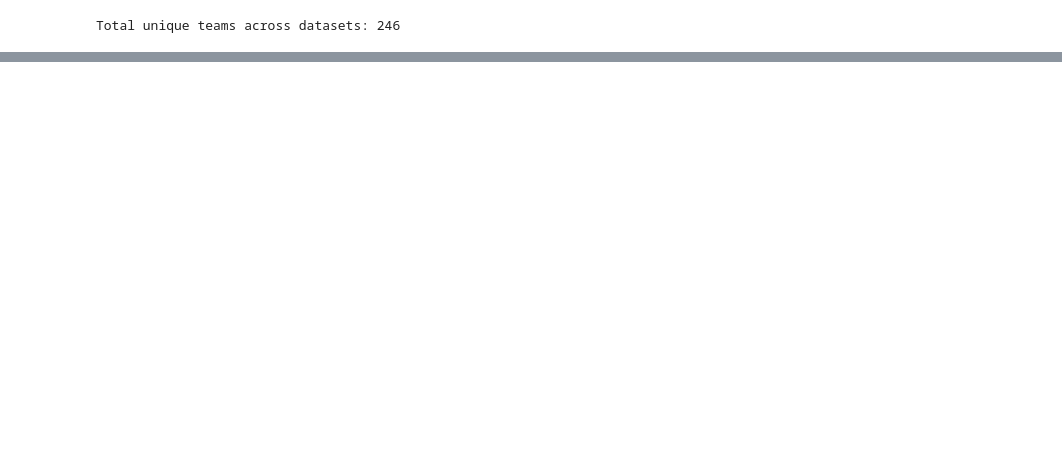
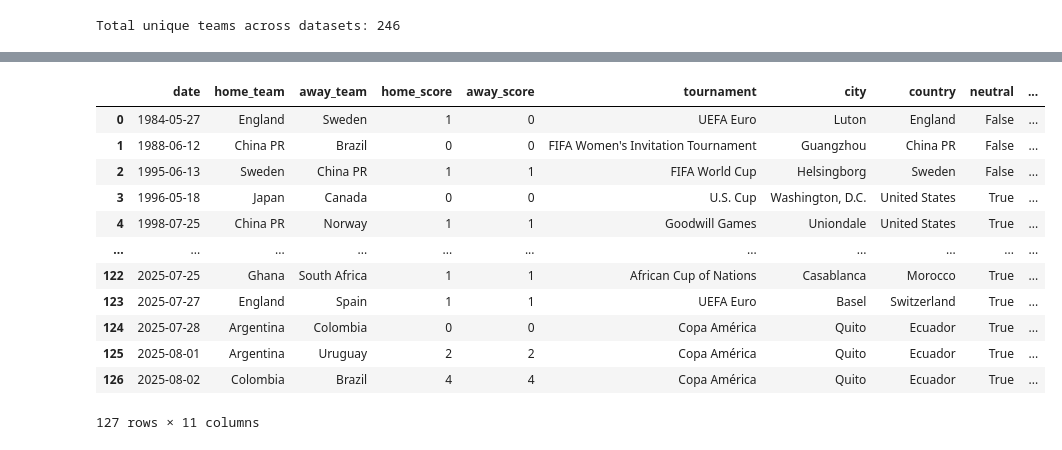
Before and after one commit to veronicadeleonh/womens-football, a Jupyter notebook: wf-cleaning.ipynb, the cells around one changed output, grey strips where cells are left out. Cells and saved outputs as stored; diff of their text form; code cells hidden in the pictures; blank space fills up the shorter version.

```diff
--- a/wf-cleaning.ipynb
+++ b/wf-cleaning.ipynb
@@ -111,3 +113,18 @@ Total unique teams across datasets: 246
 # %%
 # Save to CSV to manually review
 pd.Series(sorted(all_teams)).to_csv('data/unique_team_names.csv', index=False)
+# %%
+team_name_map = {
+    "United States Virgin Islands": "U.S. Virgin Islands",
+    "Curacao": "Curaçao",
+    "Shetland Islands": "Shetland",
+}
+
+def map_team_names(df, columns, name_map):
+    for col in columns:
+        df[col] = df[col].replace(name_map)
+    return df
+
+results_df = map_team_names(results_df, ['home_team', 'away_team', 'country'], team_name_map)
+shootouts_df = map_team_names(shootouts_df, ['home_team', 'away_team', 'winner', 'first_shooter'], team_name_map)
+goalscorers_df = map_team_names(goalscorers_df, ['home_team', 'away_team', 'team'], team_name_map)
@@ -113,0 +133,13 @@ pd.Series(sorted(all_teams)).to_csv('data/unique_team_names.csv', index=False)
+# %%
+# match_id = YYYY-MM-DD_homeTeam_awayTeam
+
+def create_match_id(df):
+    return (
+        df['date'].dt.strftime('%Y-%m-%d') + '_' +
+        df['home_team'].str.replace(' ', '_') + '_' +
+        df['away_team'].str.replace(' ', '_')
+    )
+
+results_df['match_id'] = create_match_id(results_df)
+shootouts_df['match_id'] = create_match_id(shootouts_df)
+goalscorers_df['match_id'] = create_match_id(goalscorers_df)
@@ -113,0 +199,20 @@ pd.Series(sorted(all_teams)).to_csv('data/unique_team_names.csv', index=False)
+# %%
+results_df.merge(
+    shootouts_df[['match_id', 'winner']],
+    on='match_id',
+    how='right'
+)
+# %% [output]
+|  | date | home_team | away_team | home_score | away_score | tournament | city | country | neutral | ... |
+| 0 | 1984-05-27 | England | Sweden | 1 | 0 | UEFA Euro | Luton | England | False | ... |
+| 1 | 1988-06-12 | China PR | Brazil | 0 | 0 | FIFA Women's Invitation Tournament | Guangzhou | China PR | False | ... |
+| 2 | 1995-06-13 | Sweden | China PR | 1 | 1 | FIFA World Cup | Helsingborg | Sweden | False | ... |
+| 3 | 1996-05-18 | Japan | Canada | 0 | 0 | U.S. Cup | Washington, D.C. | United States | True | ... |
+| 4 | 1998-07-25 | China PR | Norway | 1 | 1 | Goodwill Games | Uniondale | United States | True | ... |
+| ... | ... | ... | ... | ... | ... | ... | ... | ... | ... | ... |
+| 122 | 2025-07-25 | Ghana | South Africa | 1 | 1 | African Cup of Nations | Casablanca | Morocco | True | ... |
+| 123 | 2025-07-27 | England | Spain | 1 | 1 | UEFA Euro | Basel | Switzerland | True | ... |
+| 124 | 2025-07-28 | Argentina | Colombia | 0 | 0 | Copa América | Quito | Ecuador | True | ... |
+| 125 | 2025-08-01 | Argentina | Uruguay | 2 | 2 | Copa América | Quito | Ecuador | True | ... |
+| 126 | 2025-08-02 | Colombia | Brazil | 4 | 4 | Copa América | Quito | Ecuador | True | ... |
+127 rows × 11 columns
```
Also changed, not shown: parts of 6 cells of this notebook, 4 other files.
